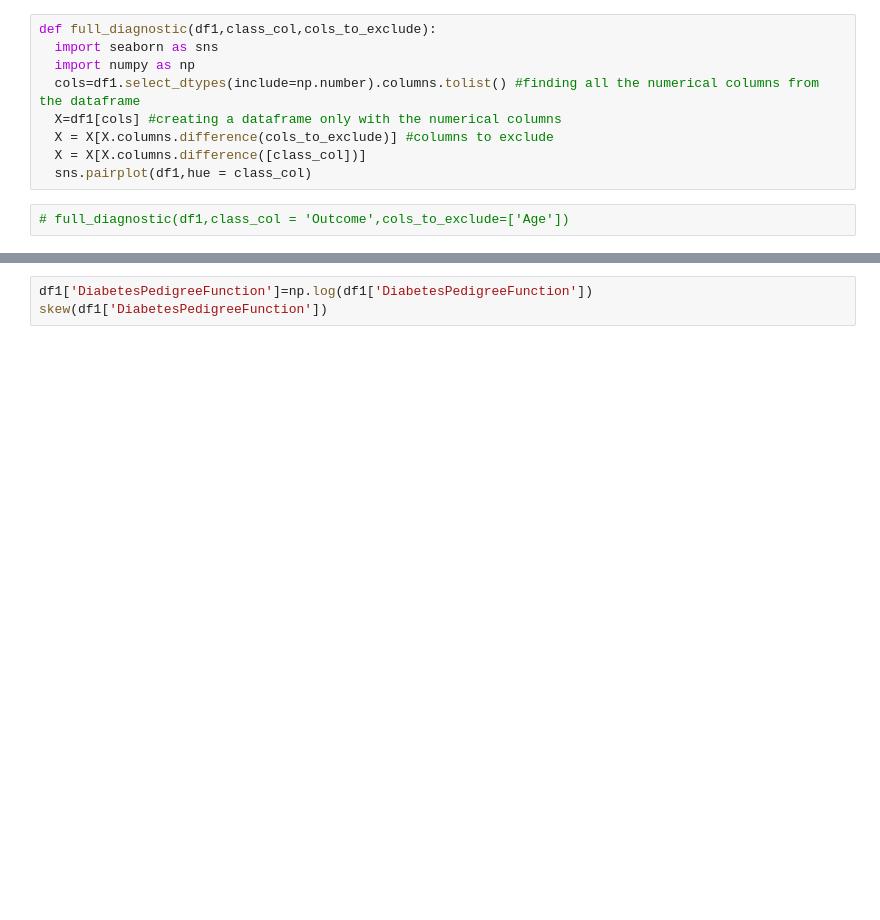
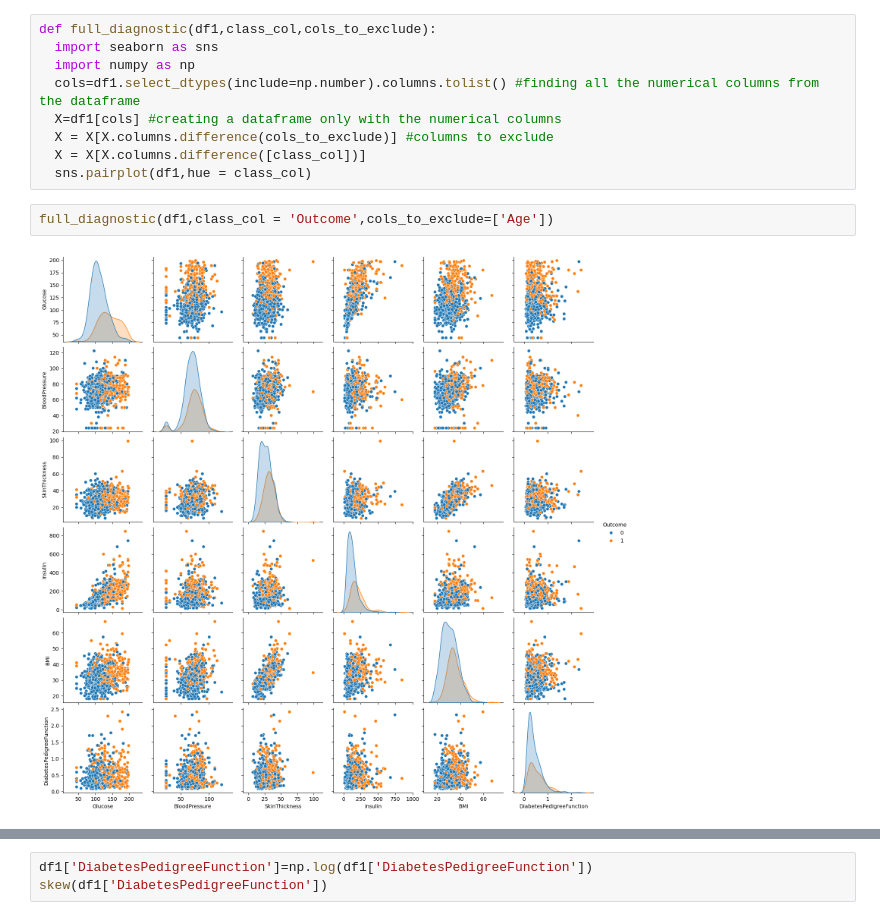
Before and after one commit to thevirengarg/Diabetes-Classification-using-Supervised-Learning-Techniques, a Jupyter notebook: DiabetesPrediction.ipynb, the cells around one changed output, grey strips where cells are left out. Cells and saved outputs as stored; diff of their text form; blank space fills up the shorter version.

```diff
--- a/DiabetesPrediction.ipynb
+++ b/DiabetesPrediction.ipynb
@@ -208,7 +208,9 @@ def full_diagnostic(df1,class_col,cols_to_exclude):
   X = X[X.columns.difference([class_col])]
   sns.pairplot(df1,hue = class_col)
 # %%
-# full_diagnostic(df1,class_col = 'Outcome',cols_to_exclude=['Age'])
+full_diagnostic(df1,class_col = 'Outcome',cols_to_exclude=['Age'])
+# %% [output]
+[figure, added]
 # %%
 from scipy.stats import skew
 
```
Also changed, not shown: parts of 12 cells of this notebook, 1 other file.
